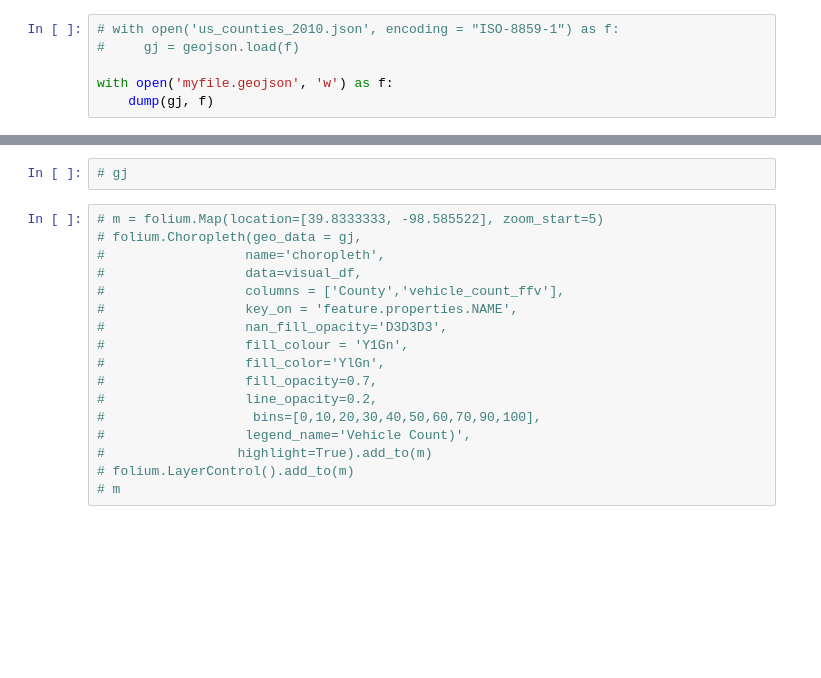
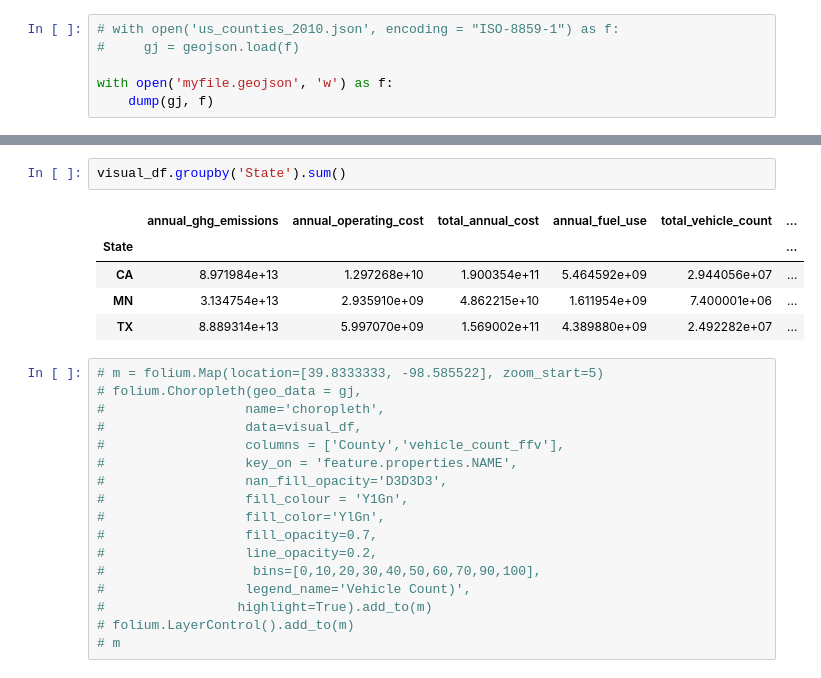
Before and after one commit to saif1457/iems394, a Jupyter notebook: 394fixup.ipynb, the cells around one changed output, grey strips where cells are left out. Drawn from its saved outputs; the diff is of its cells as text; blank space fills up the shorter version.

```diff
--- a/394fixup.ipynb
+++ b/394fixup.ipynb
@@ -466,5 +466,11 @@ print(visual_df.annual_ghg_emissions.quantile(0.9))
-# %%
-# gj
+# %%
+visual_df.groupby('State').sum()
+# %% [output]
+|  | annual_ghg_emissions | annual_operating_cost | total_annual_cost | annual_fuel_use | total_vehicle_count | ... |
+| State |  |  |  |  |  | ... |
+| CA | 8.971984e+13 | 1.297268e+10 | 1.900354e+11 | 5.464592e+09 | 2.944056e+07 | ... |
+| MN | 3.134754e+13 | 2.935910e+09 | 4.862215e+10 | 1.611954e+09 | 7.400001e+06 | ... |
+| TX | 8.889314e+13 | 5.997070e+09 | 1.569002e+11 | 4.389880e+09 | 2.492282e+07 | ... |
 # %%
 # m = folium.Map(location=[39.8333333, -98.585522], zoom_start=5)
 # folium.Choropleth(geo_data = gj,
```
Also changed, not shown: parts of 2 cells of this notebook, 3 other files.
